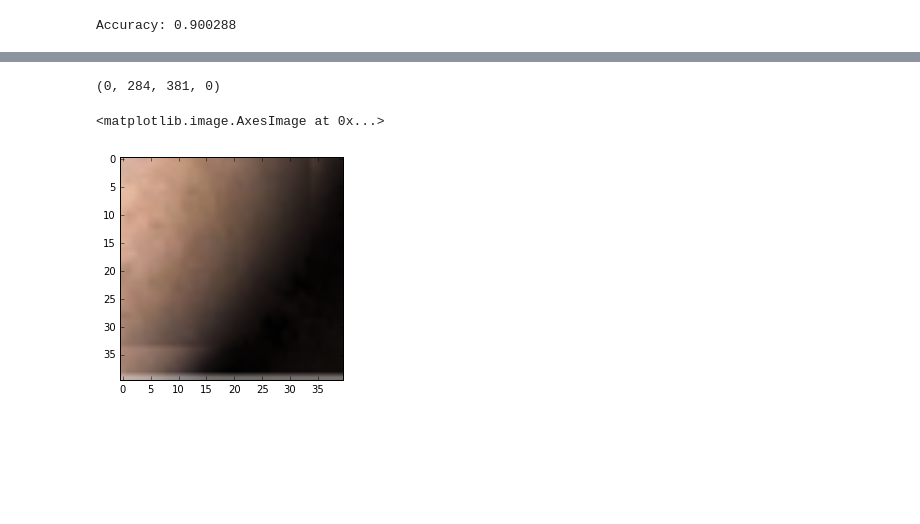
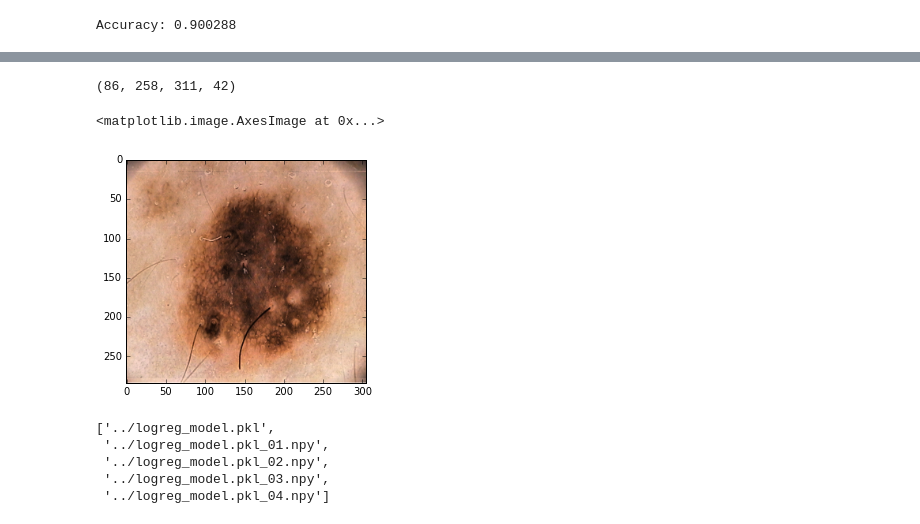
Before and after one commit to hotzenklotz/hackhpi, a Jupyter notebook: notebooks/Mule-Detection-LogReg.ipynb, the cells around one changed output, grey strips where cells are left out. Cells and saved outputs as stored; diff of their text form; code cells hidden in the pictures; blank space fills up the shorter version.

```diff
--- a/notebooks/Mule-Detection-LogReg.ipynb
+++ b/notebooks/Mule-Detection-LogReg.ipynb
@@ -76,7 +74,7 @@ def blur_image(img):
                           [1,1,1]])
     return generic_filter(img, lambda values: nd.mean(values), footprint=footprint)
 # %%
-img = equalize_adapthist(imresize(imread('examples/nico.jpg'), 0.5))
+img = equalize_adapthist(imresize(imread('examples/IMD002.bmp'), 0.5))
 (x,y,c) = img.shape
 points = img.reshape(x * y, c)
 labels = logreg.predict(points)
@@ -91,4 +89,8 @@ plt.show()
 # %%
+cleaned = gaussian(clear_border(labeled_img), sigma=1) > 0.99
+
+plt.imshow(cleaned)
+plt.show()
 plt.imshow(slic(img, n_segments=2, compactness=1, sigma=0.5,
                 enforce_connectivity=True, convert2lab=True,
                 max_size_factor=1))
@@ -134,8 +137,17 @@ def get_bounding_rect(labeled_img):
     print((top, right, bottom, left))
     return img[left-margin:right+margin,top-margin:bottom+margin]
 # %%
-plt.imshow(get_bounding_rect(labeled_img))
+plt.imshow(get_bounding_rect(cleaned))
 # %% [output]
-(0, 284, 381, 0)
+(86, 258, 311, 42)
 <matplotlib.image.AxesImage at 0x...>
-[figure, old version]
+[figure, new version]
+# %%
+# save the classifier
+joblib.dump(logreg, '../logreg_model.pkl')
+# %% [output]
+['../logreg_model.pkl',
+ '../logreg_model.pkl_01.npy',
+ '../logreg_model.pkl_02.npy',
+ '../logreg_model.pkl_03.npy',
+ '../logreg_model.pkl_04.npy']
```
Also changed, not shown: parts of 3 cells of this notebook, 6 other files.
